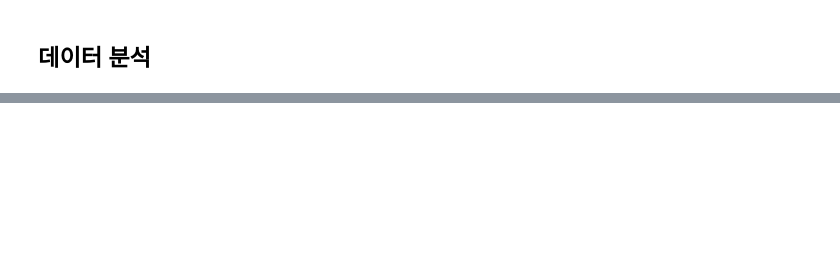
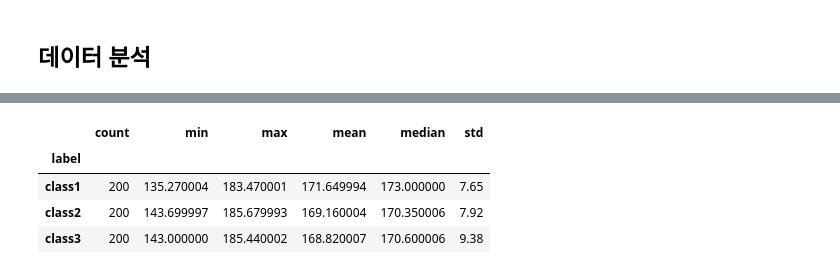
Before and after one commit to youngin0902/dress_classification, a Jupyter notebook: dataset.ipynb, the cells around one changed output, grey strips where cells are left out. Drawn from its saved outputs; the diff is of its cells as text; code cells hidden in the pictures; blank space fills up the shorter version.

```diff
--- a/dataset.ipynb
+++ b/dataset.ipynb
@@ -112,0 +102,44 @@ print(f"\n✅ Total elapsed time: {time.perf_counter() - t0:.2f} seconds")
+# %%
+import numpy as np
+import pandas as pd
+from PIL import Image
+
+# --- 클래스별로 순회하며 밝기 통계 계산 ---
+stats = []
+
+for label in df['label'].unique():
+    paths = df[df['label'] == label]['path'].sample(
+        min(200, len(df[df['label'] == label])),  # 클래스별 최대 200장만 샘플링
+        random_state=42
+    )
+
+    brightness_vals = []
+    for p in paths:
+        try:
+            img = Image.open(p).convert('L')  # 흑백 변환
+            arr = np.array(img, dtype=np.float32)
+            brightness_vals.append(np.mean(arr))
+        except:
+            continue
+
+    # pandas로 요약 통계 구하기
+    s = pd.Series(brightness_vals)
+    stats.append({
+        "label": label,
+        "count": len(brightness_vals),
+        "min": np.round(s.min(), 2),
+        "max": np.round(s.max(), 2),
+        "mean": np.round(s.mean(), 2),
+        "median": np.round(s.median(), 2),
+        "std": np.round(s.std(), 2)
+    })
+
+# --- 결과 요약 테이블 ---
+brightness_df = pd.DataFrame(stats).set_index("label")
+display(brightness_df)
+# %% [output]
+|  | count | min | max | mean | median | std |
+| label |  |  |  |  |  |  |
+| class1 | 200 | 135.270004 | 183.470001 | 171.649994 | 173.000000 | 7.65 |
+| class2 | 200 | 143.699997 | 185.679993 | 169.160004 | 170.350006 | 7.92 |
+| class3 | 200 | 143.000000 | 185.440002 | 168.820007 | 170.600006 | 9.38 |
```
Also changed, not shown: parts of 7 cells of this notebook, 1 other file.
